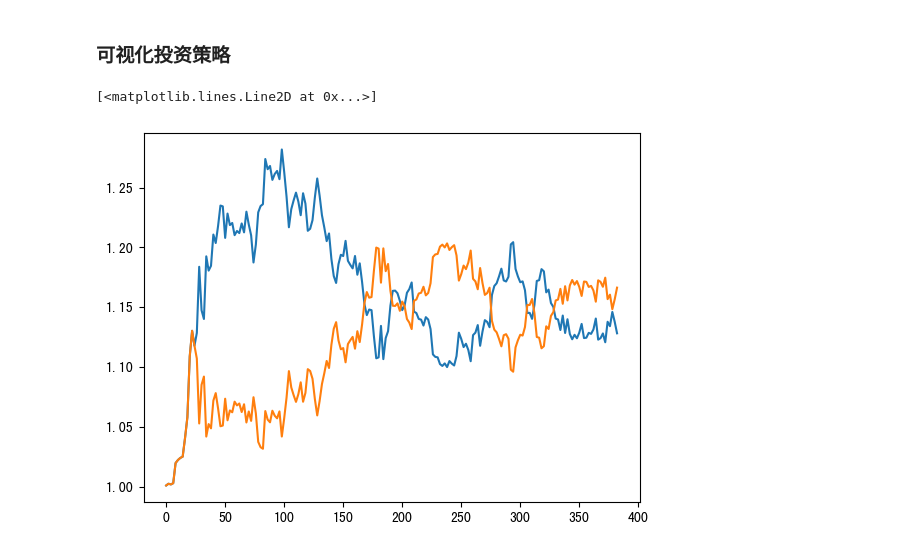
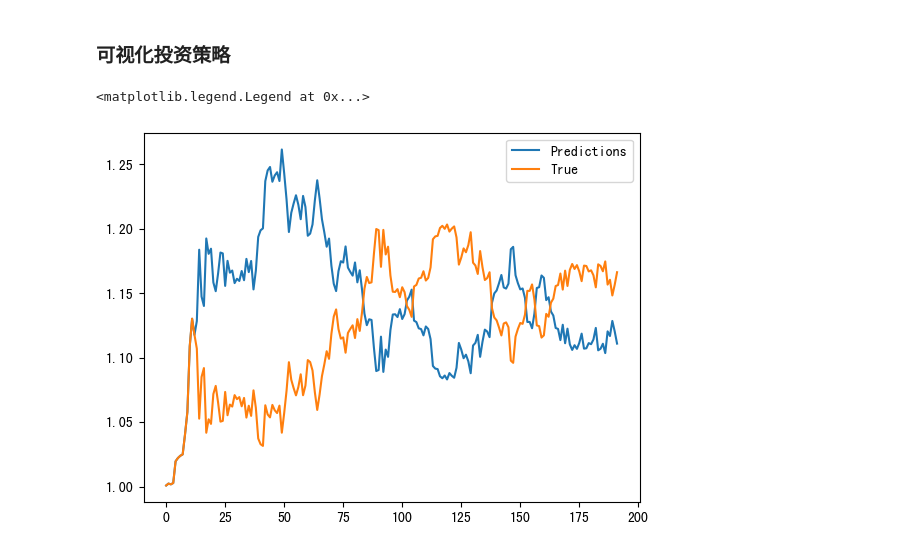
Before and after one commit to Colin-Bao/Investor-Sentiment-Min, a Jupyter notebook: Notebooks/IS-LSTM.ipynb, the cells around one changed output. Saved outputs shown, nothing was run; the diff lists cells and outputs as text; code cells hidden in the pictures.

```diff
--- a/Notebooks/IS-LSTM.ipynb
+++ b/Notebooks/IS-LSTM.ipynb
@@ -377,9 +384,12 @@ df_portfolio
 192 rows × 12 columns
 # %% [markdown]
 ### 可视化投资策略
+# %%
+df_portfolio=pd.read_csv('outputs/sentindex_lstm.csv')
 # %%
 plt.plot(df_portfolio[['investor_mv']], label='Predictions')
 plt.plot(df_portfolio[['base_mv']], label='True')
+plt.legend()
 # %% [output]
-[<matplotlib.lines.Line2D at 0x...>]
+<matplotlib.legend.Legend at 0x...>
-[figure, old version]
+[figure, new version]
```
Also changed, not shown: parts of 8 cells of this notebook, 6 other files.
